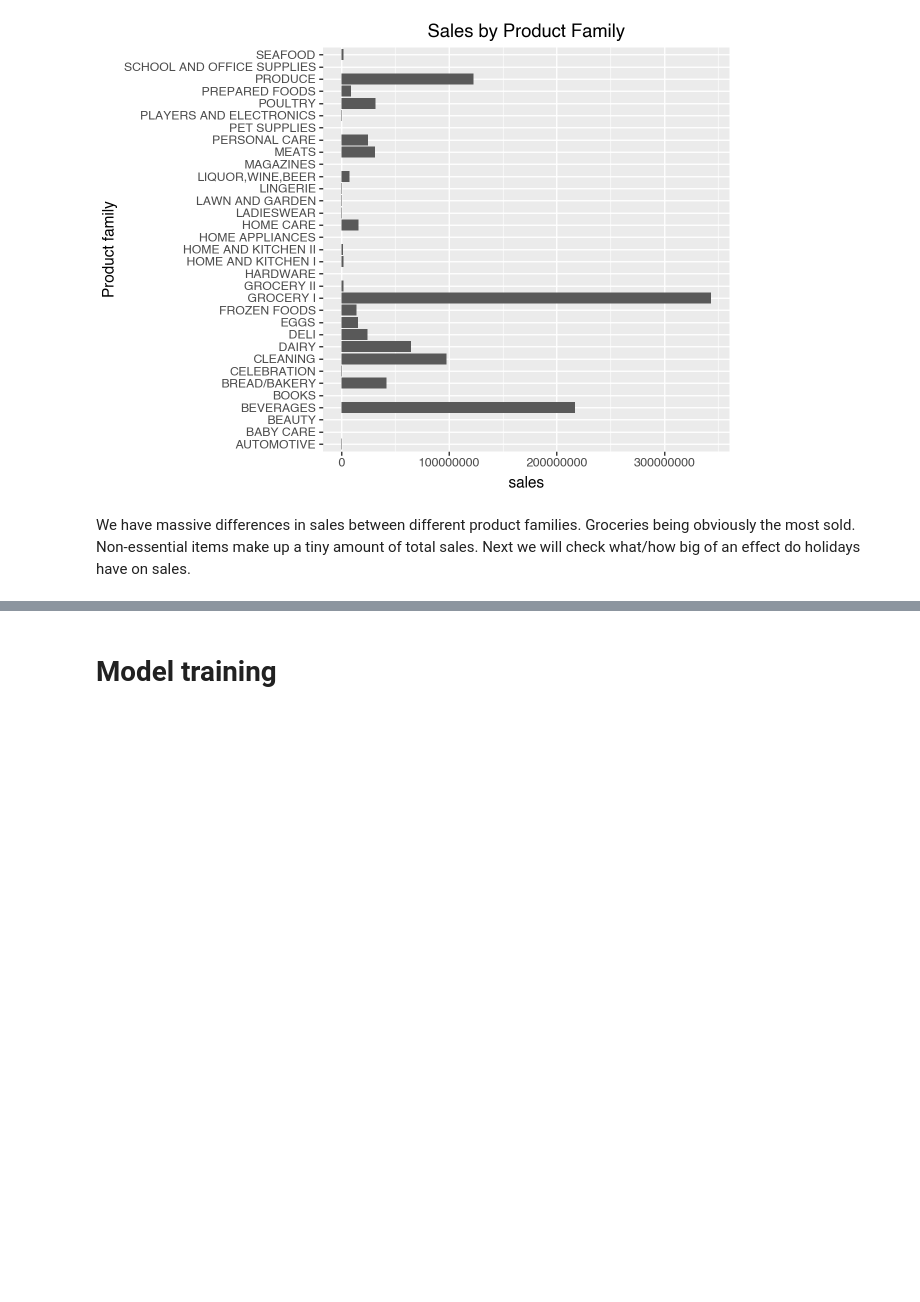
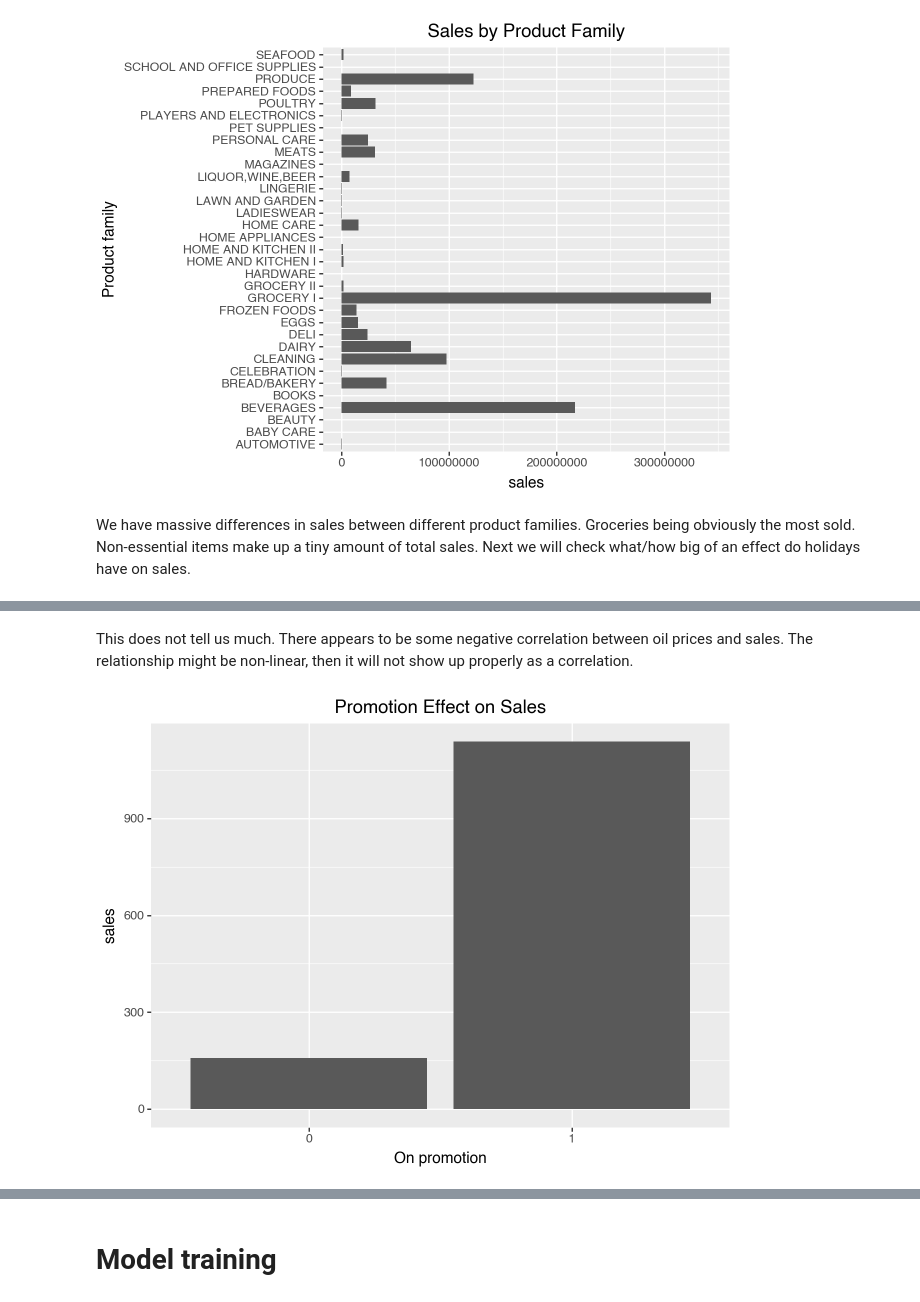
Before and after one commit to RalfGrossfeldt/Store-Sales-Prediction, a Jupyter notebook: notebook.ipynb, the cells around one changed output, grey strips where cells are left out. Saved outputs shown, nothing was run; the diff lists cells and outputs as text; code cells hidden in the pictures; blank space fills up the shorter version.

```diff
--- a/notebook.ipynb
+++ b/notebook.ipynb
@@ -462,0 +481,12 @@ We have massive differences in sales between different product families. Groceri
+# %% [markdown]
+This does not tell us much. There appears to be some negative correlation between oil prices and sales. The relationship might be non-linear, then it will not show up properly as a correlation.
+# %%
+eda_train["promo_flag"] = (eda_train["onpromotion"] > 0).astype(int)
+
+df = eda_train.groupby("promo_flag", as_index=False)["sales"].mean()
+
+(ggplot(df, aes("factor(promo_flag)", "sales")) +
+ geom_col() + xlab("On promotion") +
+ ggtitle("Promotion Effect on Sales"))
+# %% [output]
+[figure, added]
```
Also changed, not shown: parts of 33 cells of this notebook.
